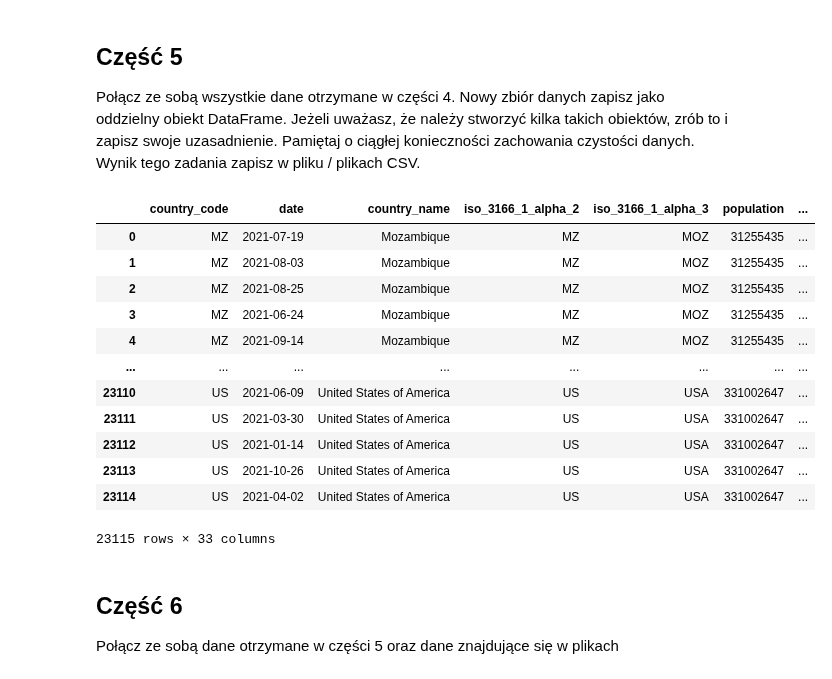
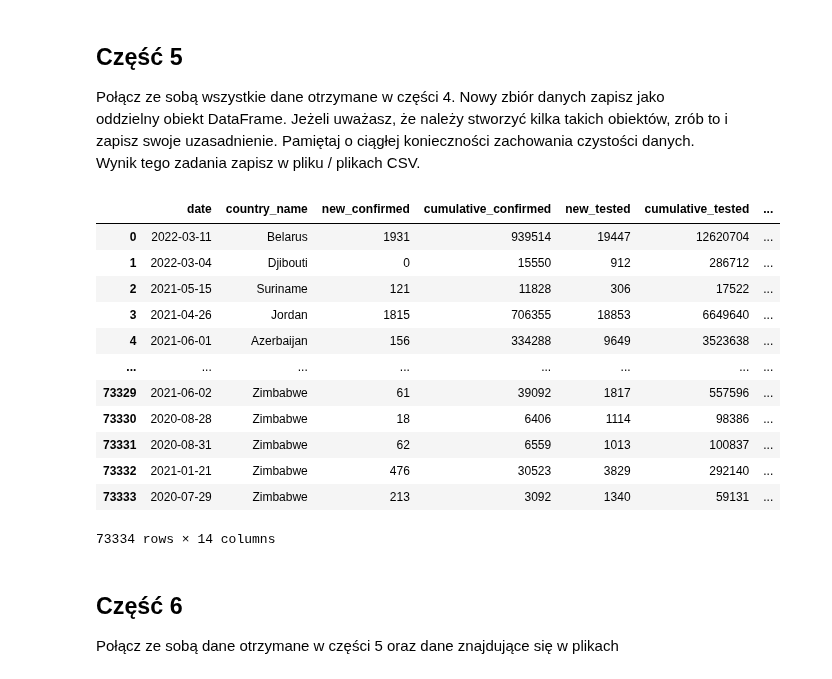
Before and after one commit to JakubKaczmarek5764/BigData1, a Jupyter notebook: main.ipynb, the cells around one changed output. Drawn from its saved outputs; the diff is of its cells as text; code cells hidden in the pictures.

```diff
--- a/main.ipynb
+++ b/main.ipynb
@@ -351,6 +345,8 @@ df3
 # %% [markdown]
  4.4. Chcemy zaobserwować trendy i zależności dotyczące szczepień na COVID-19.
 # %%
+import numpy as np
+
 query = ("""
 SELECT
     date,
@@ -364,22 +360,7 @@ SELECT
 FROM `bigquery-public-data.covid19_open_data.covid19_open_data`
 WHERE
     date IS NOT NULL AND
-    country_name IS NOT NULL AND
-    new_persons_vaccinated IS NOT NULL AND
-    cumulative_persons_vaccinated IS NOT NULL AND
-    new_persons_fully_vaccinated IS NOT NULL AND
-    cumulative_persons_fully_vaccinated IS NOT NULL AND
-    new_vaccine_doses_administered IS NOT NULL AND
-    cumulative_vaccine_doses_administered IS NOT NULL AND
-    new_persons_vaccinated <= cumulative_persons_vaccinated AND
-    new_persons_fully_vaccinated <= cumulative_persons_fully_vaccinated AND
-    new_vaccine_doses_administered <= cumulative_vaccine_doses_administered AND
-    new_persons_vaccinated >= 0 AND
-    new_persons_fully_vaccinated >= 0 AND
-    new_vaccine_doses_administered >= 0 AND
-    cumulative_persons_vaccinated >= 0 AND
-    cumulative_persons_fully_vaccinated >= 0 AND
-    cumulative_vaccine_doses_administered >= 0
+    country_name IS NOT NULL
     AND aggregation_level = 0
 
     ;
@@ -388,6 +369,7 @@ WHERE
 query_job = client.query(query)
 query_result = query_job.result()
 df4 = query_result.to_dataframe()
+df4.replace(np.nan, 0, inplace=True)
 df4.to_csv("covid_vaccination.csv", index=False)
 df4
 # %% [output]
@@ -445,27 +425,27 @@ df5
 ## Część 5
 Połącz ze sobą wszystkie dane otrzymane w części 4. Nowy zbiór danych zapisz jako oddzielny obiekt DataFrame. Jeżeli uważasz, że należy stworzyć kilka takich obiektów, zrób to i zapisz swoje uzasadnienie. Pamiętaj o ciągłej konieczności zachowania czystości danych. Wynik tego zadania zapisz w pliku / plikach CSV.
 # %%
-merged_df = df1.merge(df2, on=["country_name", "date"], how="inner")
-merged_df = merged_df.merge(df3, on=["country_name", "date"], how="inner")
+# df1 + gdp + world_countries + df5
+# df2 + df3 + df4
+merged_df = df2.merge(df3, on=["country_name", "date"], how="inner")
 merged_df = merged_df.merge(df4, on=["country_name", "date"], how="inner")
-merged_df = merged_df.merge(df5, on=["country_name", "date"], how="inner")
 merged_df = merged_df.dropna()
 merged_df.to_csv("covid_combined_data.csv", index=False)
 merged_df
 # %% [output]
-|  | country_code | date | country_name | iso_3166_1_alpha_2 | iso_3166_1_alpha_3 | population | ... |
-| 0 | MZ | 2021-07-19 | Mozambique | MZ | MOZ | 31255435 | ... |
-| 1 | MZ | 2021-08-03 | Mozambique | MZ | MOZ | 31255435 | ... |
-| 2 | MZ | 2021-08-25 | Mozambique | MZ | MOZ | 31255435 | ... |
-| 3 | MZ | 2021-06-24 | Mozambique | MZ | MOZ | 31255435 | ... |
-| 4 | MZ | 2021-09-14 | Mozambique | MZ | MOZ | 31255435 | ... |
+|  | date | country_name | new_confirmed | cumulative_confirmed | new_tested | cumulative_tested | ... |
+| 0 | 2022-03-11 | Belarus | 1931 | 939514 | 19447 | 12620704 | ... |
+| 1 | 2022-03-04 | Djibouti | 0 | 15550 | 912 | 286712 | ... |
+| 2 | 2021-05-15 | Suriname | 121 | 11828 | 306 | 17522 | ... |
+| 3 | 2021-04-26 | Jordan | 1815 | 706355 | 18853 | 6649640 | ... |
+| 4 | 2021-06-01 | Azerbaijan | 156 | 334288 | 9649 | 3523638 | ... |
 | ... | ... | ... | ... | ... | ... | ... | ... |
-| 23110 | US | 2021-06-09 | United States of America | US | USA | 331002647 | ... |
-| 23111 | US | 2021-03-30 | United States of America | US | USA | 331002647 | ... |
-| 23112 | US | 2021-01-14 | United States of America | US | USA | 331002647 | ... |
-| 23113 | US | 2021-10-26 | United States of America | US | USA | 331002647 | ... |
-| 23114 | US | 2021-04-02 | United States of America | US | USA | 331002647 | ... |
+| 73329 | 2021-06-02 | Zimbabwe | 61 | 39092 | 1817 | 557596 | ... |
+| 73330 | 2020-08-28 | Zimbabwe | 18 | 6406 | 1114 | 98386 | ... |
+| 73331 | 2020-08-31 | Zimbabwe | 62 | 6559 | 1013 | 100837 | ... |
+| 73332 | 2021-01-21 | Zimbabwe | 476 | 30523 | 3829 | 292140 | ... |
+| 73333 | 2020-07-29 | Zimbabwe | 213 | 3092 | 1340 | 59131 | ... |
-23115 rows × 33 columns
+73334 rows × 14 columns
 # %% [markdown]
 ## Część 6
 Połącz ze sobą dane otrzymane w części 5 oraz dane znajdujące się w plikach
```
Also changed, not shown: parts of 8 cells of this notebook, 1 other file.
